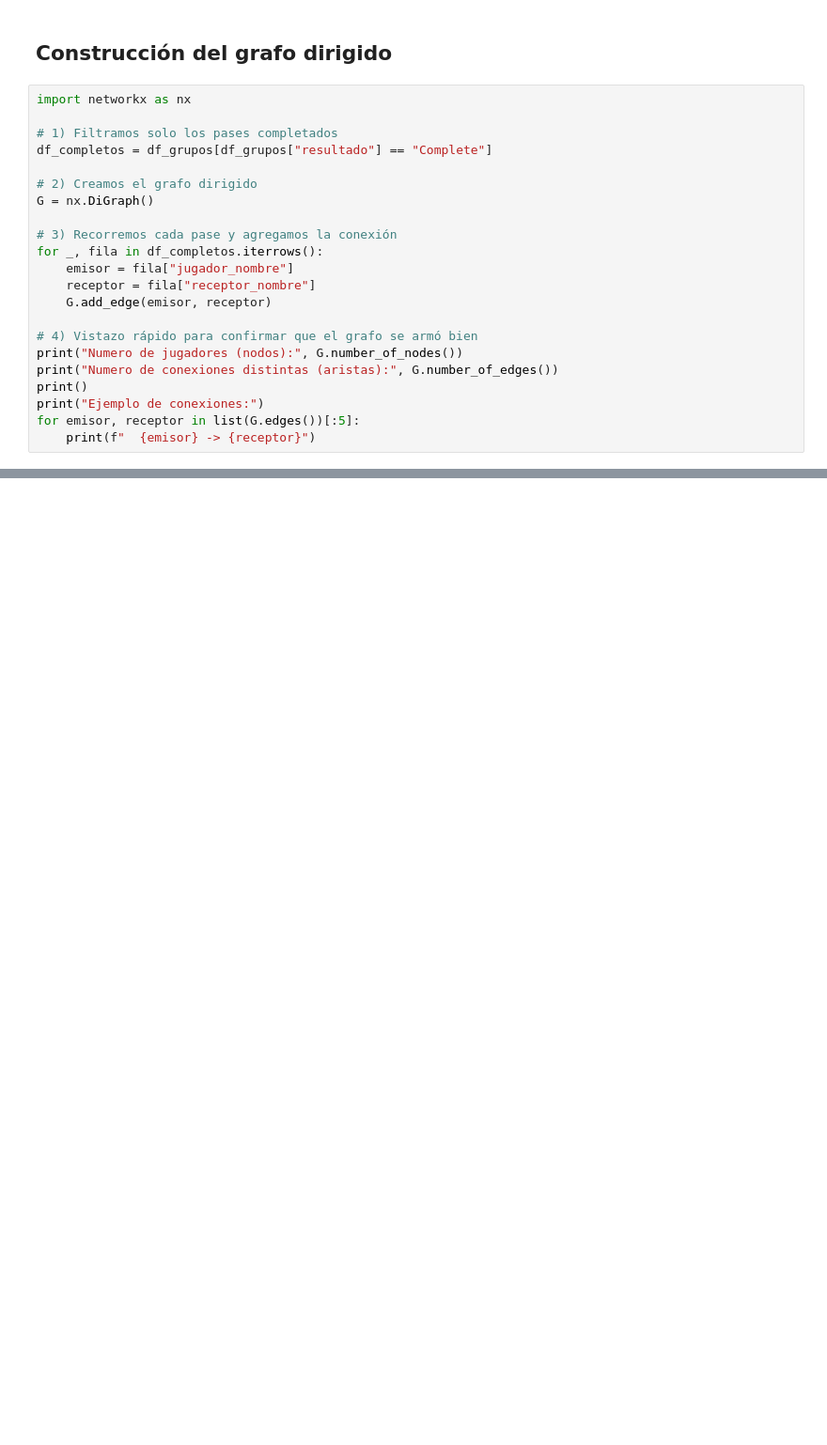
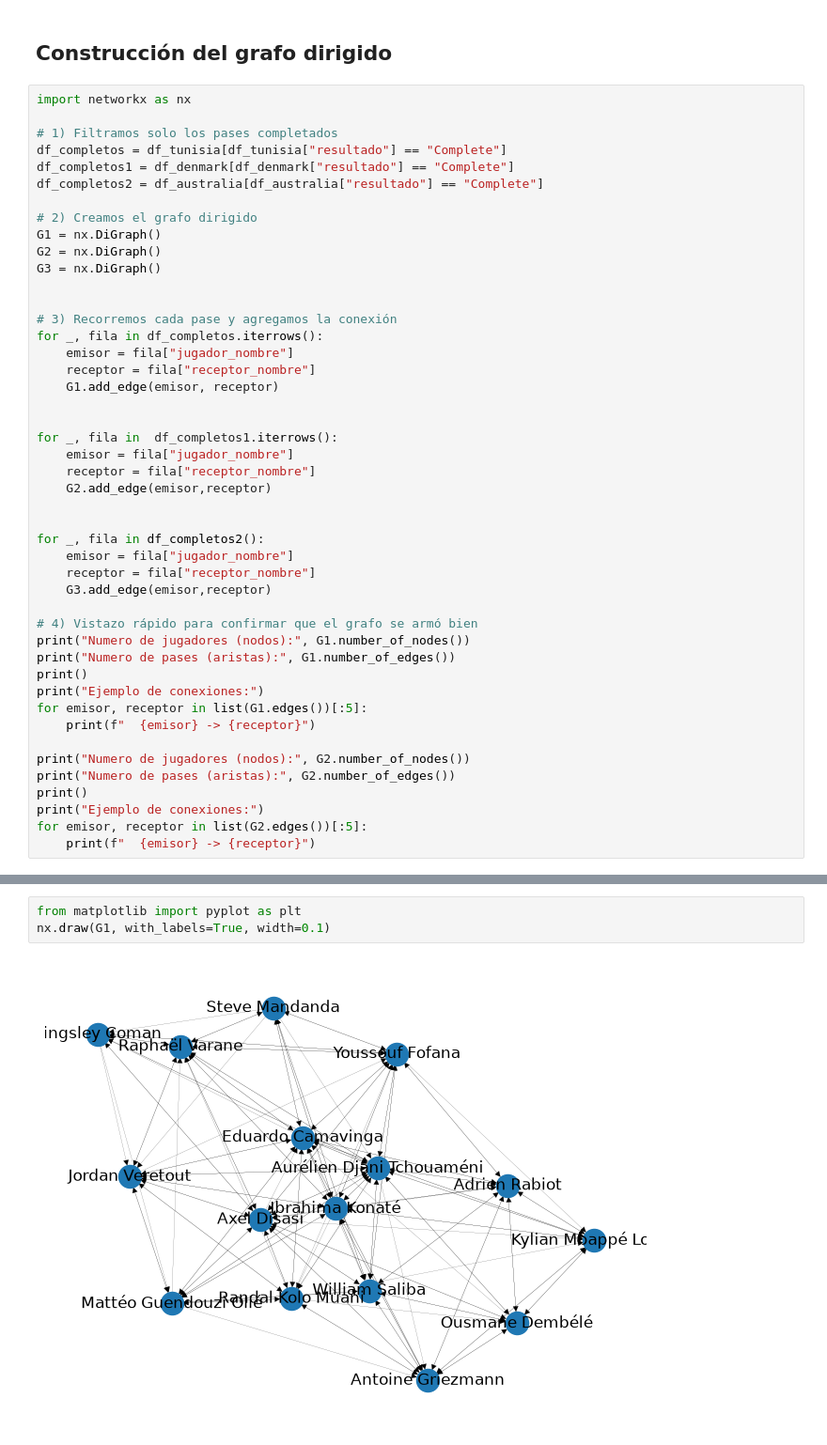
Before and after one commit to Diego-Escobedo123/Grafos-Francia, a Jupyter notebook: red_pases_francia.ipynb, the cells around one changed output, grey strips where cells are left out. Shown at 94% size. Saved outputs shown, nothing was run; the diff lists cells and outputs as text; blank space fills up the shorter version.

Commit message:
changed from 1 graph implementation to 3 graph implementation

```diff
--- a/red_pases_francia.ipynb
+++ b/red_pases_francia.ipynb
@@ -39,22 +52,46 @@ Note: you may need to restart the kernel to use updated packages.
 import networkx as nx
 
 # 1) Filtramos solo los pases completados
-df_completos = df_grupos[df_grupos["resultado"] == "Complete"]
+df_completos = df_tunisia[df_tunisia["resultado"] == "Complete"]
+df_completos1 = df_denmark[df_denmark["resultado"] == "Complete"]
+df_completos2 = df_australia[df_australia["resultado"] == "Complete"]
 
 # 2) Creamos el grafo dirigido
-G = nx.DiGraph()
+G1 = nx.DiGraph()
+G2 = nx.DiGraph()
+G3 = nx.DiGraph()
+
 
 # 3) Recorremos cada pase y agregamos la conexión
 for _, fila in df_completos.iterrows():
     emisor = fila["jugador_nombre"]
     receptor = fila["receptor_nombre"]
-    G.add_edge(emisor, receptor)
+    G1.add_edge(emisor, receptor)
+
+
+for _, fila in  df_completos1.iterrows():
+    emisor = fila["jugador_nombre"]
+    receptor = fila["receptor_nombre"]
+    G2.add_edge(emisor,receptor)
+
+
+for _, fila in df_completos2():
+    emisor = fila["jugador_nombre"]
+    receptor = fila["receptor_nombre"]
+    G3.add_edge(emisor,receptor)
 
 # 4) Vistazo rápido para confirmar que el grafo se armó bien
-print("Numero de jugadores (nodos):", G.number_of_nodes())
-print("Numero de conexiones distintas (aristas):", G.number_of_edges())
+print("Numero de jugadores (nodos):", G1.number_of_nodes())
+print("Numero de pases (aristas):", G1.number_of_edges())
 print()
 print("Ejemplo de conexiones:")
-for emisor, receptor in list(G.edges())[:5]:
+for emisor, receptor in list(G1.edges())[:5]:
     print(f"  {emisor} -> {receptor}")
+
+print("Numero de jugadores (nodos):", G2.number_of_nodes())
+print("Numero de pases (aristas):", G2.number_of_edges())
+print()
+print("Ejemplo de conexiones:")
+for emisor, receptor in list(G2.edges())[:5]:
+    print(f"  {emisor} -> {receptor}")
 # %% [output]
@@ -69,0 +99,5 @@ Ejemplo de conexiones:
+# %%
+from matplotlib import pyplot as plt
+nx.draw(G1, with_labels=True, width=0.1)
+# %% [output]
+[figure, added]
```
Also changed, not shown: parts of 3 cells of this notebook.
